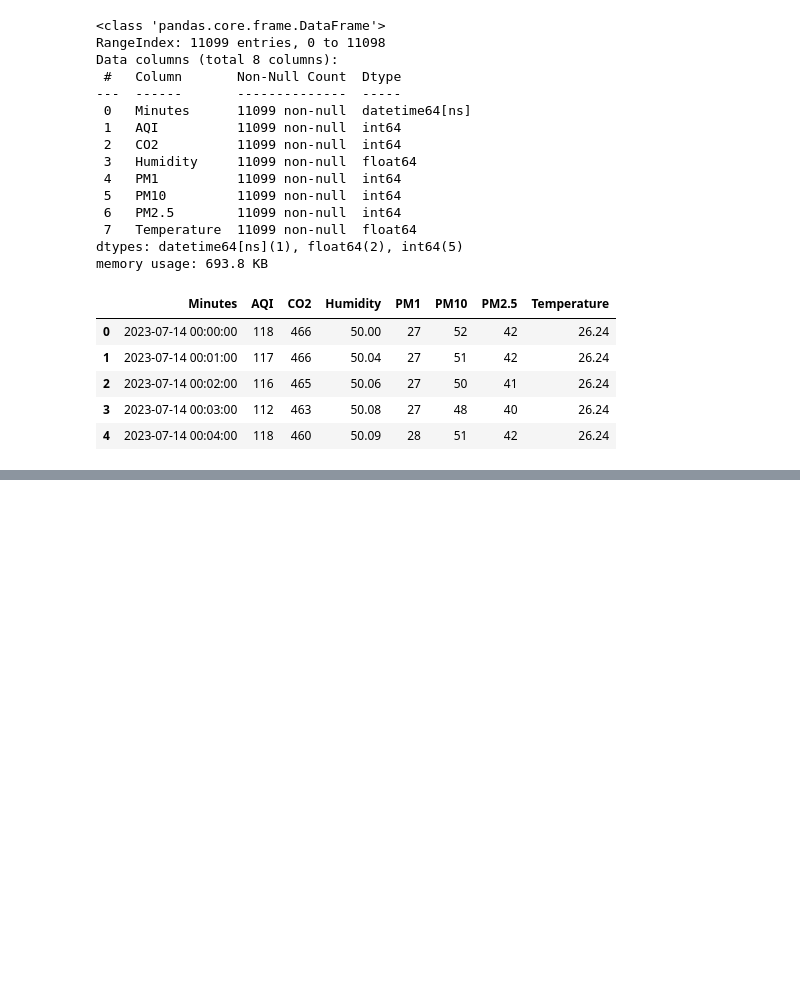
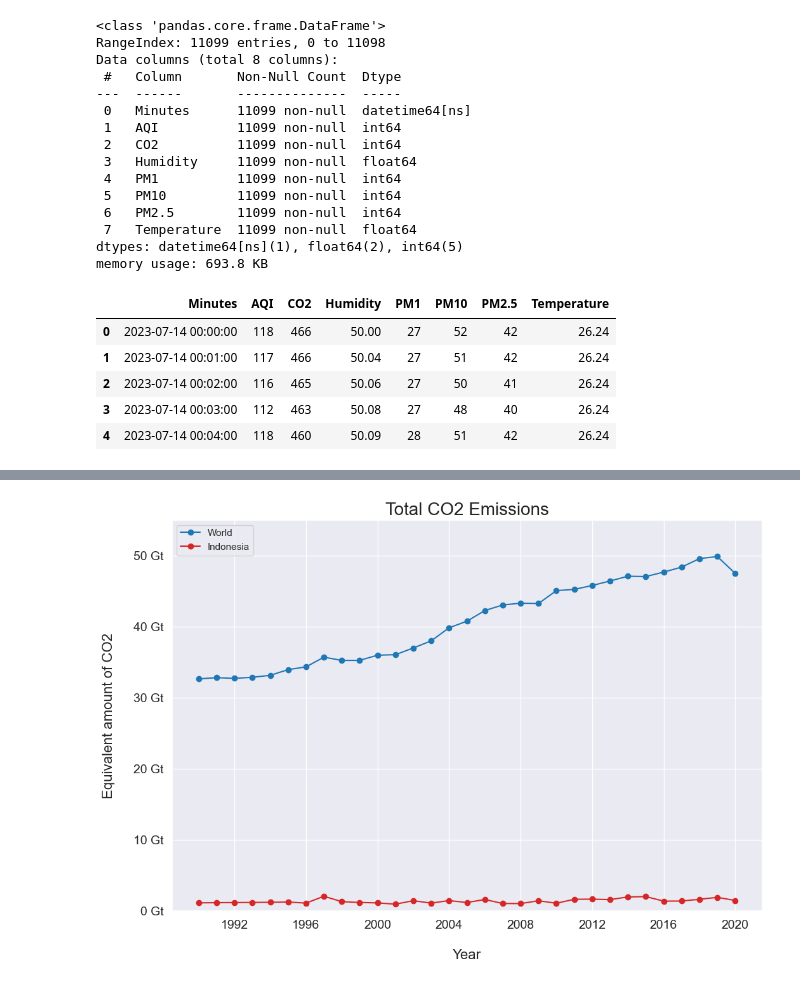
Before and after one commit to sabirinID/Nafas-Air-Quality, a Jupyter notebook: Docs/1-Exploratory-Data-Analysis.ipynb, the cells around one changed output, grey strips where cells are left out. Cells and saved outputs as stored; diff of their text form; code cells hidden in the pictures; blank space fills up the shorter version.

Commit message:
Add historical emissions

```diff
--- a/Docs/1-Exploratory-Data-Analysis.ipynb
+++ b/Docs/1-Exploratory-Data-Analysis.ipynb
@@ -274,0 +314,20 @@ indoor_pm.head()
+# %%
+df = world_idn_emissions.copy()
+# %%
+# Drop the specified columns
+df = df.drop(['Country', 'Data source', 'Sector', 'Gas', 'Unit'], axis=1)
+
+# Set 'Unit' as the index
+df.set_index(['ISO'], inplace=True)
+
+# Transpose the DataFrame
+df = df.transpose()
+
+# Convert the index to datetime format
+df.index = pd.to_datetime(df.index, format='%Y')
+
+# Print the index of the DataFrame
+print(df.index)
+
+# Print the DataFrame
+print(f'\n{df}')
@@ -274,0 +364,27 @@ indoor_pm.head()
+# %%
+import matplotlib.ticker as ticker
+
+fig, ax = plt.subplots(figsize=(12, 8))
+
+# Line chart
+ax.plot(df.index, df['WORLD'], marker='o', color='tab:blue', label='World')
+ax.plot(df.index, df['IDN'], marker='o', color='tab:red', label='Indonesia')
+
+ax.set_title('Total CO2 Emissions', fontsize=20)
+
+ax.set_xlabel('\nYear', fontsize=16)
+ax.set_ylabel('Equivalent amount of CO2\n', fontsize=16)
+ax.set_ylim(0, 55000)
+
+def format_y_ticks(value, _):
+    return f'{value/1000:.0f} Gt' # Megaton to Gigaton
+ax.yaxis.set_major_formatter(ticker.FuncFormatter(format_y_ticks))
+
+ax.legend(loc='upper left')
+
+plt.xticks(fontsize=14)
+plt.yticks(fontsize=14)
+
+plt.show()
+# %% [output]
+[figure, added]
```
Also changed, not shown: parts of 11 cells of this notebook.
